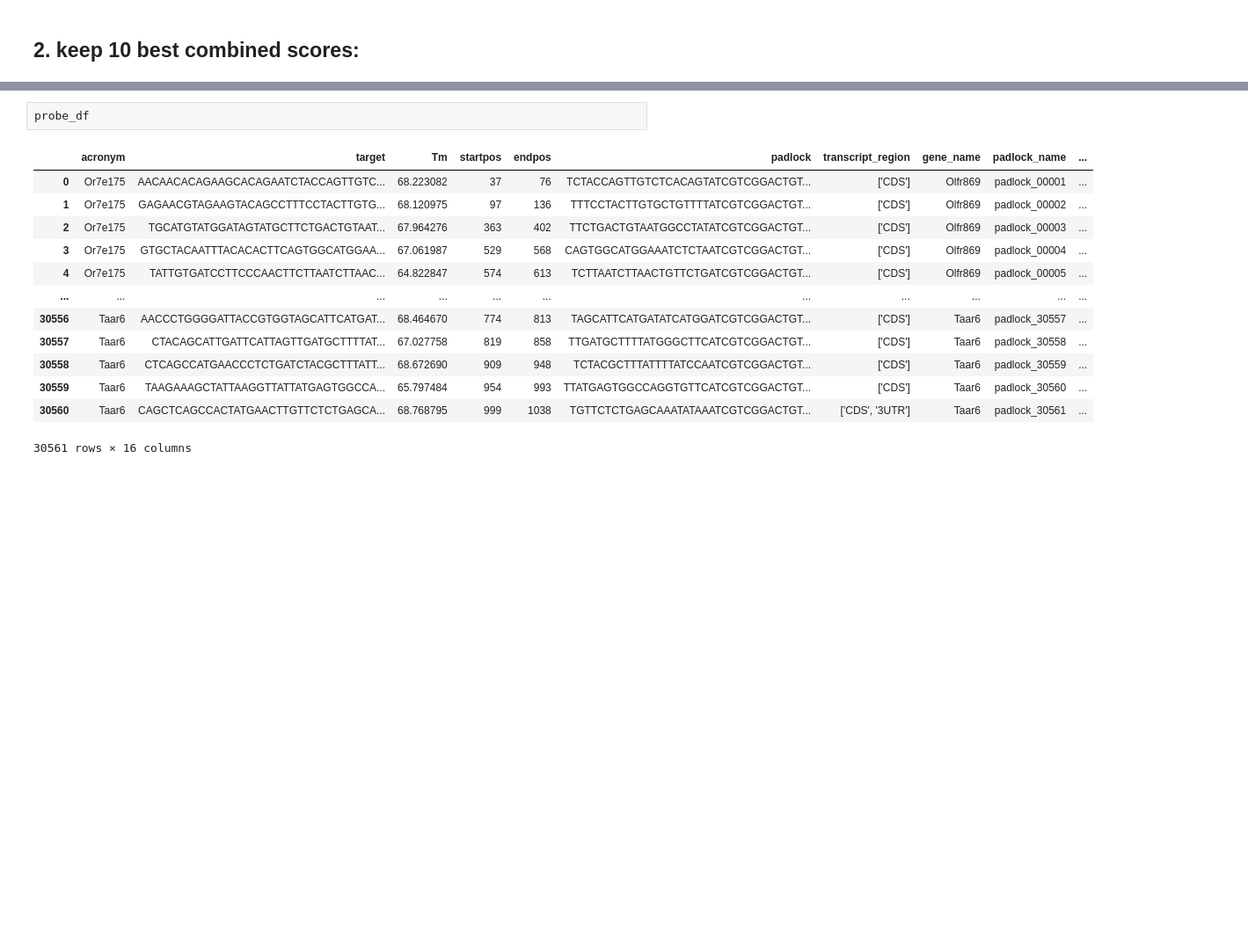
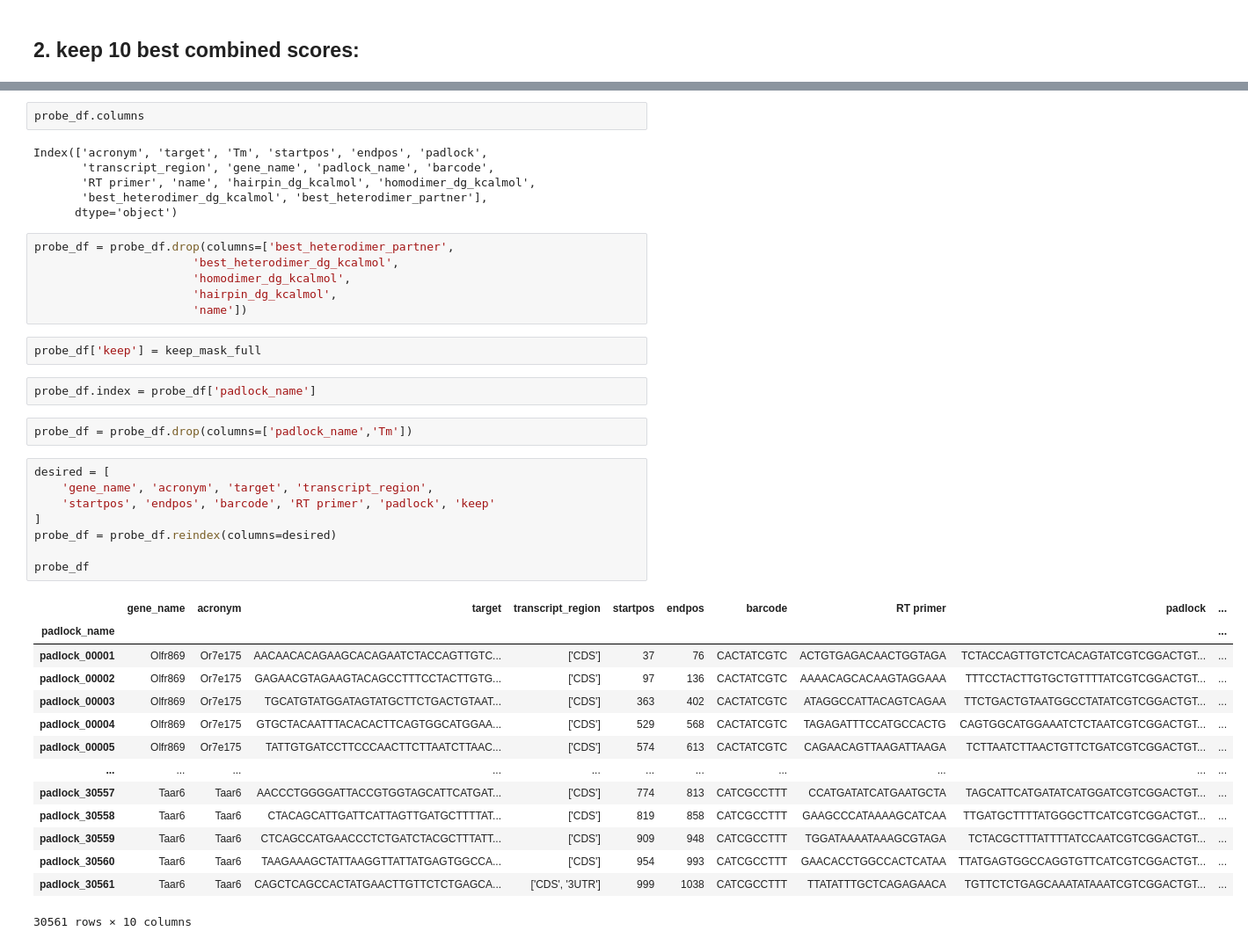
Before and after one commit to cici-xingyu-zheng/receptor_probe_filtering, a Jupyter notebook: filtering_all.ipynb, the cells around one changed output, grey strips where cells are left out. Shown: that part at 88% size. Cells and saved outputs as stored; diff of their text form; blank space fills up the shorter version.

```diff
--- a/filtering_all.ipynb
+++ b/filtering_all.ipynb
@@ -537,18 +537,45 @@ for col in z_cols:
 [figure]
 [figure]
 # %%
-probe_df
+probe_df.columns
 # %% [output]
-|  | acronym | target | Tm | startpos | endpos | padlock | transcript_region | gene_name | padlock_name | ... |
-| 0 | Or7e175 | AACAACACAGAAGCACAGAATCTACCAGTTGTC... | 68.223082 | 37 | 76 | TCTACCAGTTGTCTCACAGTATCGTCGGACTGT... | ['CDS'] | Olfr869 | padlock_00001 | ... |
-| 1 | Or7e175 | GAGAACGTAGAAGTACAGCCTTTCCTACTTGTG... | 68.120975 | 97 | 136 | TTTCCTACTTGTGCTGTTTTATCGTCGGACTGT... | ['CDS'] | Olfr869 | padlock_00002 | ... |
-| 2 | Or7e175 | TGCATGTATGGATAGTATGCTTCTGACTGTAAT... | 67.964276 | 363 | 402 | TTCTGACTGTAATGGCCTATATCGTCGGACTGT... | ['CDS'] | Olfr869 | padlock_00003 | ... |
-| 3 | Or7e175 | GTGCTACAATTTACACACTTCAGTGGCATGGAA... | 67.061987 | 529 | 568 | CAGTGGCATGGAAATCTCTAATCGTCGGACTGT... | ['CDS'] | Olfr869 | padlock_00004 | ... |
-| 4 | Or7e175 | TATTGTGATCCTTCCCAACTTCTTAATCTTAAC... | 64.822847 | 574 | 613 | TCTTAATCTTAACTGTTCTGATCGTCGGACTGT... | ['CDS'] | Olfr869 | padlock_00005 | ... |
-| ... | ... | ... | ... | ... | ... | ... | ... | ... | ... | ... |
-| 30556 | Taar6 | AACCCTGGGGATTACCGTGGTAGCATTCATGAT... | 68.464670 | 774 | 813 | TAGCATTCATGATATCATGGATCGTCGGACTGT... | ['CDS'] | Taar6 | padlock_30557 | ... |
-| 30557 | Taar6 | CTACAGCATTGATTCATTAGTTGATGCTTTTAT... | 67.027758 | 819 | 858 | TTGATGCTTTTATGGGCTTCATCGTCGGACTGT... | ['CDS'] | Taar6 | padlock_30558 | ... |
-| 30558 | Taar6 | CTCAGCCATGAACCCTCTGATCTACGCTTTATT... | 68.672690 | 909 | 948 | TCTACGCTTTATTTTATCCAATCGTCGGACTGT... | ['CDS'] | Taar6 | padlock_30559 | ... |
-| 30559 | Taar6 | TAAGAAAGCTATTAAGGTTATTATGAGTGGCCA... | 65.797484 | 954 | 993 | TTATGAGTGGCCAGGTGTTCATCGTCGGACTGT... | ['CDS'] | Taar6 | padlock_30560 | ... |
-| 30560 | Taar6 | CAGCTCAGCCACTATGAACTTGTTCTCTGAGCA... | 68.768795 | 999 | 1038 | TGTTCTCTGAGCAAATATAAATCGTCGGACTGT... | ['CDS', '3UTR'] | Taar6 | padlock_30561 | ... |
-30561 rows × 16 columns
+Index(['acronym', 'target', 'Tm', 'startpos', 'endpos', 'padlock',
+       'transcript_region', 'gene_name', 'padlock_name', 'barcode',
+       'RT primer', 'name', 'hairpin_dg_kcalmol', 'homodimer_dg_kcalmol',
+       'best_heterodimer_dg_kcalmol', 'best_heterodimer_partner'],
+      dtype='object')
+# %%
+probe_df = probe_df.drop(columns=['best_heterodimer_partner',
+                       'best_heterodimer_dg_kcalmol',
+                       'homodimer_dg_kcalmol',
+                       'hairpin_dg_kcalmol',
+                       'name'])
+# %%
+probe_df['keep'] = keep_mask_full
+# %%
+probe_df.index = probe_df['padlock_name']
+# %%
+probe_df = probe_df.drop(columns=['padlock_name','Tm'])
+# %%
+desired = [
+    'gene_name', 'acronym', 'target', 'transcript_region',
+    'startpos', 'endpos', 'barcode', 'RT primer', 'padlock', 'keep'
+]
+probe_df = probe_df.reindex(columns=desired)
+
+probe_df
+# %% [output]
+|  | gene_name | acronym | target | transcript_region | startpos | endpos | barcode | RT primer | padlock | ... |
+| padlock_name |  |  |  |  |  |  |  |  |  | ... |
+| padlock_00001 | Olfr869 | Or7e175 | AACAACACAGAAGCACAGAATCTACCAGTTGTC... | ['CDS'] | 37 | 76 | CACTATCGTC | ACTGTGAGACAACTGGTAGA | TCTACCAGTTGTCTCACAGTATCGTCGGACTGT... | ... |
+| padlock_00002 | Olfr869 | Or7e175 | GAGAACGTAGAAGTACAGCCTTTCCTACTTGTG... | ['CDS'] | 97 | 136 | CACTATCGTC | AAAACAGCACAAGTAGGAAA | TTTCCTACTTGTGCTGTTTTATCGTCGGACTGT... | ... |
+| padlock_00003 | Olfr869 | Or7e175 | TGCATGTATGGATAGTATGCTTCTGACTGTAAT... | ['CDS'] | 363 | 402 | CACTATCGTC | ATAGGCCATTACAGTCAGAA | TTCTGACTGTAATGGCCTATATCGTCGGACTGT... | ... |
+| padlock_00004 | Olfr869 | Or7e175 | GTGCTACAATTTACACACTTCAGTGGCATGGAA... | ['CDS'] | 529 | 568 | CACTATCGTC | TAGAGATTTCCATGCCACTG | CAGTGGCATGGAAATCTCTAATCGTCGGACTGT... | ... |
+| padlock_00005 | Olfr869 | Or7e175 | TATTGTGATCCTTCCCAACTTCTTAATCTTAAC... | ['CDS'] | 574 | 613 | CACTATCGTC | CAGAACAGTTAAGATTAAGA | TCTTAATCTTAACTGTTCTGATCGTCGGACTGT... | ... |
+| ... | ... | ... | ... | ... | ... | ... | ... | ... | ... | ... |
+| padlock_30557 | Taar6 | Taar6 | AACCCTGGGGATTACCGTGGTAGCATTCATGAT... | ['CDS'] | 774 | 813 | CATCGCCTTT | CCATGATATCATGAATGCTA | TAGCATTCATGATATCATGGATCGTCGGACTGT... | ... |
+| padlock_30558 | Taar6 | Taar6 | CTACAGCATTGATTCATTAGTTGATGCTTTTAT... | ['CDS'] | 819 | 858 | CATCGCCTTT | GAAGCCCATAAAAGCATCAA | TTGATGCTTTTATGGGCTTCATCGTCGGACTGT... | ... |
+| padlock_30559 | Taar6 | Taar6 | CTCAGCCATGAACCCTCTGATCTACGCTTTATT... | ['CDS'] | 909 | 948 | CATCGCCTTT | TGGATAAAATAAAGCGTAGA | TCTACGCTTTATTTTATCCAATCGTCGGACTGT... | ... |
+| padlock_30560 | Taar6 | Taar6 | TAAGAAAGCTATTAAGGTTATTATGAGTGGCCA... | ['CDS'] | 954 | 993 | CATCGCCTTT | GAACACCTGGCCACTCATAA | TTATGAGTGGCCAGGTGTTCATCGTCGGACTGT... | ... |
+| padlock_30561 | Taar6 | Taar6 | CAGCTCAGCCACTATGAACTTGTTCTCTGAGCA... | ['CDS', '3UTR'] | 999 | 1038 | CATCGCCTTT | TTATATTTGCTCAGAGAACA | TGTTCTCTGAGCAAATATAAATCGTCGGACTGT... | ... |
+30561 rows × 10 columns
```
Also changed, not shown: parts of 1 cell of this notebook.
